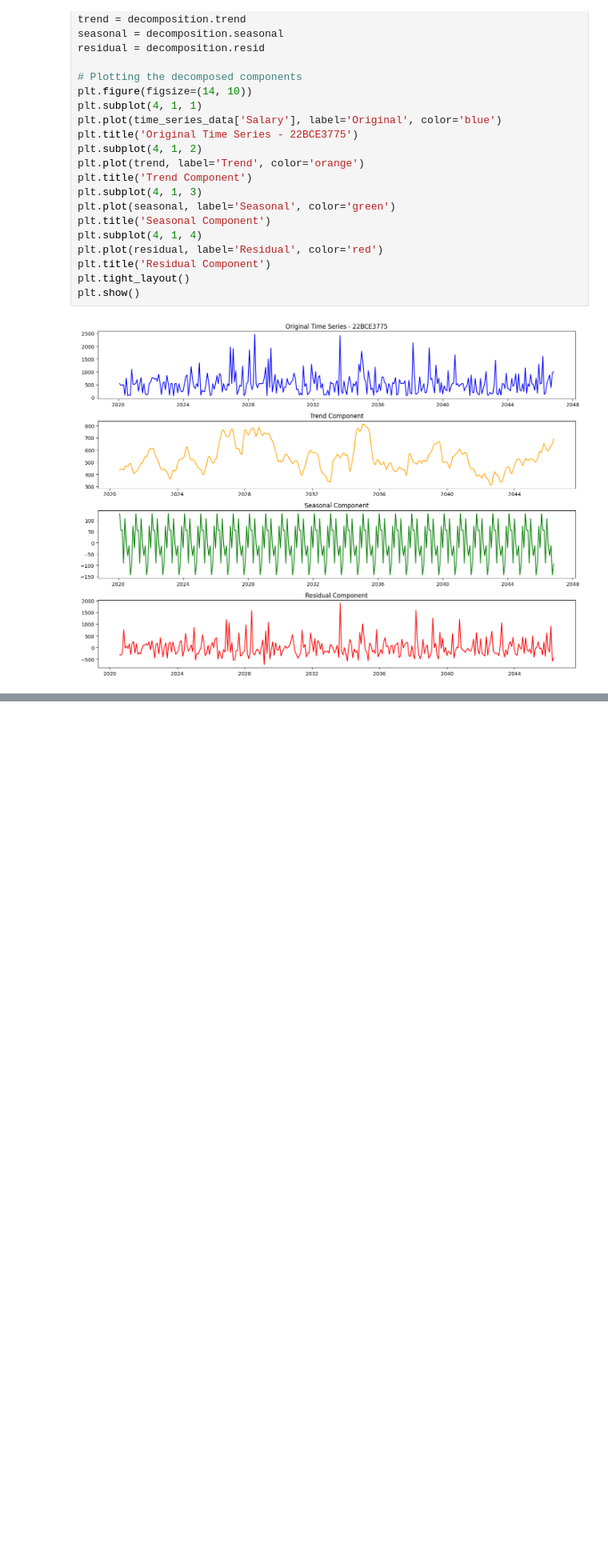
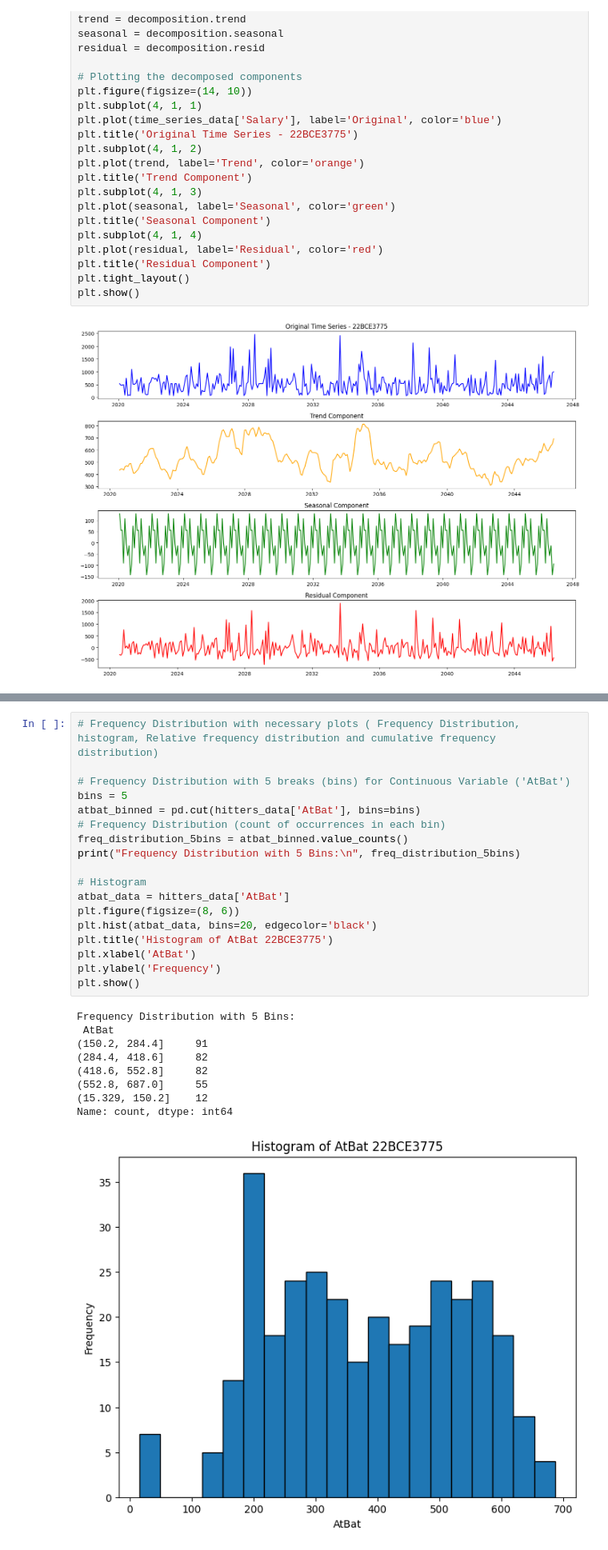
Before and after one commit to Amitsah7/Data-Analysis, a Jupyter notebook: Copy_of_AmitSah22BCE3775.ipynb, the cells around one changed output, grey strips where cells are left out. Shown at 80% size. Saved outputs shown, nothing was run; the diff lists cells and outputs as text; blank space fills up the shorter version.

```diff
--- a/Copy_of_AmitSah22BCE3775.ipynb
+++ b/Copy_of_AmitSah22BCE3775.ipynb
@@ -679,0 +738,28 @@ plt.show()
+# %%
+# Frequency Distribution with necessary plots ( Frequency Distribution, histogram, Relative frequency distribution and cumulative frequency distribution)
+
+# Frequency Distribution with 5 breaks (bins) for Continuous Variable ('AtBat')
+bins = 5
+atbat_binned = pd.cut(hitters_data['AtBat'], bins=bins)
+# Frequency Distribution (count of occurrences in each bin)
+freq_distribution_5bins = atbat_binned.value_counts()
+print("Frequency Distribution with 5 Bins:\n", freq_distribution_5bins)
+
+# Histogram
+atbat_data = hitters_data['AtBat']
+plt.figure(figsize=(8, 6))
+plt.hist(atbat_data, bins=20, edgecolor='black')
+plt.title('Histogram of AtBat 22BCE3775')
+plt.xlabel('AtBat')
+plt.ylabel('Frequency')
+plt.show()
+# %% [output]
+Frequency Distribution with 5 Bins:
+ AtBat
+(150.2, 284.4]     91
+(284.4, 418.6]     82
+(418.6, 552.8]     82
+(552.8, 687.0]     55
+(15.329, 150.2]    12
+Name: count, dtype: int64
+[figure, added]
```
Also changed, not shown: parts of 38 cells of this notebook.
